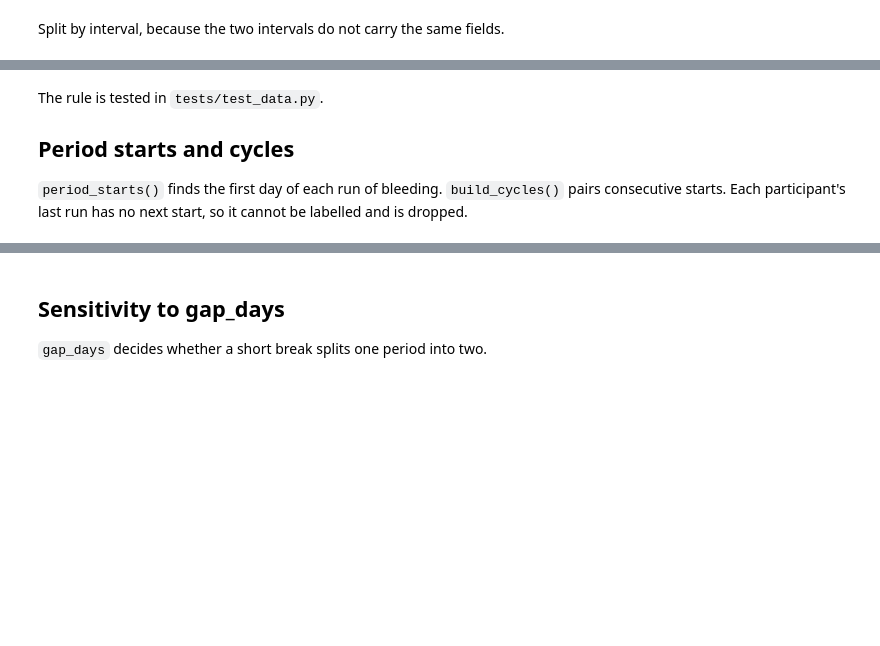
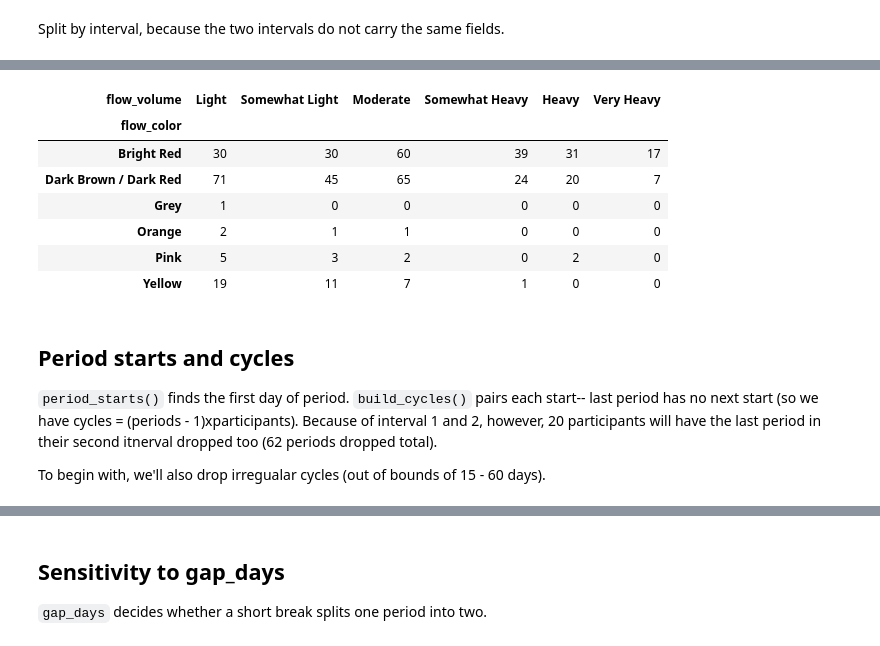
Before and after one commit to giabraddock2/mcphases_cycle_exploration, a Jupyter notebook: notebooks/01_data_exploration.ipynb, the cells around one changed output, grey strips where cells are left out. Saved outputs shown, nothing was run; the diff lists cells and outputs as text; code cells hidden in the pictures; blank space fills up the shorter version.

```diff
--- a/notebooks/01_data_exploration.ipynb
+++ b/notebooks/01_data_exploration.ipynb
@@ -84,10 +135,27 @@ fig.savefig(os.path.join(FIGDIR, "flow_volume_distribution.png"), dpi=150, bbox_
+# %%
+# Count color–volume combinations reported on the same participant-day.
+color_volume = diary.dropna(subset=["flow_color", "flow_volume"])
+color_volume = color_volume.loc[
+    ~color_volume.flow_color.isin(["Not at all", "Other"])
+    & ~color_volume.flow_volume.isin(["Spotting / Very Light", "Not at all"])
+]
+volume_order = ["Light", "Somewhat Light", "Moderate", "Somewhat Heavy", "Heavy", "Very Heavy"]
+pd.crosstab(color_volume.flow_color, color_volume.flow_volume).reindex(columns=volume_order, fill_value=0)
+# %% [output]
+| flow_volume | Light | Somewhat Light | Moderate | Somewhat Heavy | Heavy | Very Heavy |
+| flow_color |  |  |  |  |  |  |
+| Bright Red | 30 | 30 | 60 | 39 | 31 | 17 |
+| Dark Brown / Dark Red | 71 | 45 | 65 | 24 | 20 | 7 |
+| Grey | 1 | 0 | 0 | 0 | 0 | 0 |
+| Orange | 2 | 1 | 1 | 0 | 0 | 0 |
+| Pink | 5 | 3 | 2 | 0 | 2 | 0 |
+| Yellow | 19 | 11 | 7 | 1 | 0 | 0 |
 # %% [markdown]
-The rule is tested in `tests/test_data.py`.
-
 ## Period starts and cycles
 
-`period_starts()` finds the first day of each run of bleeding. `build_cycles()` pairs consecutive
-starts. Each participant's last run has no next start, so it cannot be labelled and is dropped.
+`period_starts()` finds the first day of period. `build_cycles()` pairs each start-- last period has no next start (so we have cycles = (periods - 1)xparticipants). Because of interval 1 and 2, however, 20 participants will have the last period in their second itnerval dropped too (62 periods dropped total).
+
+To begin with, we'll also drop irregualar cycles (out of bounds of 15 - 60 days).
 # %%
 starts = data.period_starts(diary, gap_days=3)
 cycles = data.build_cycles(starts, min_len=15, max_len=60)
```
Also changed, not shown: parts of 27 cells of this notebook, 1 other file.
